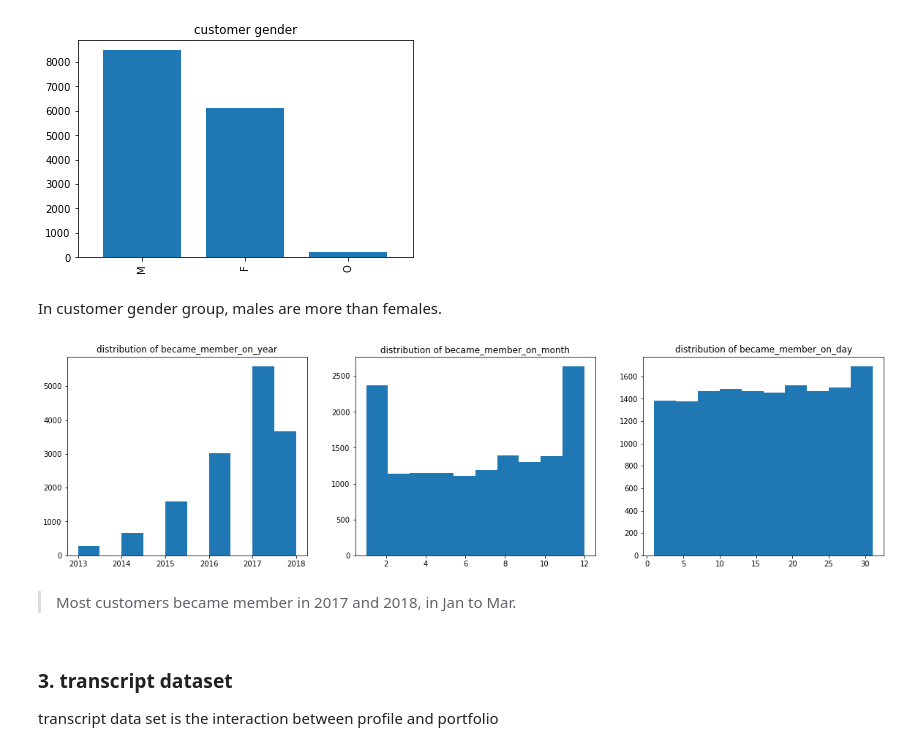
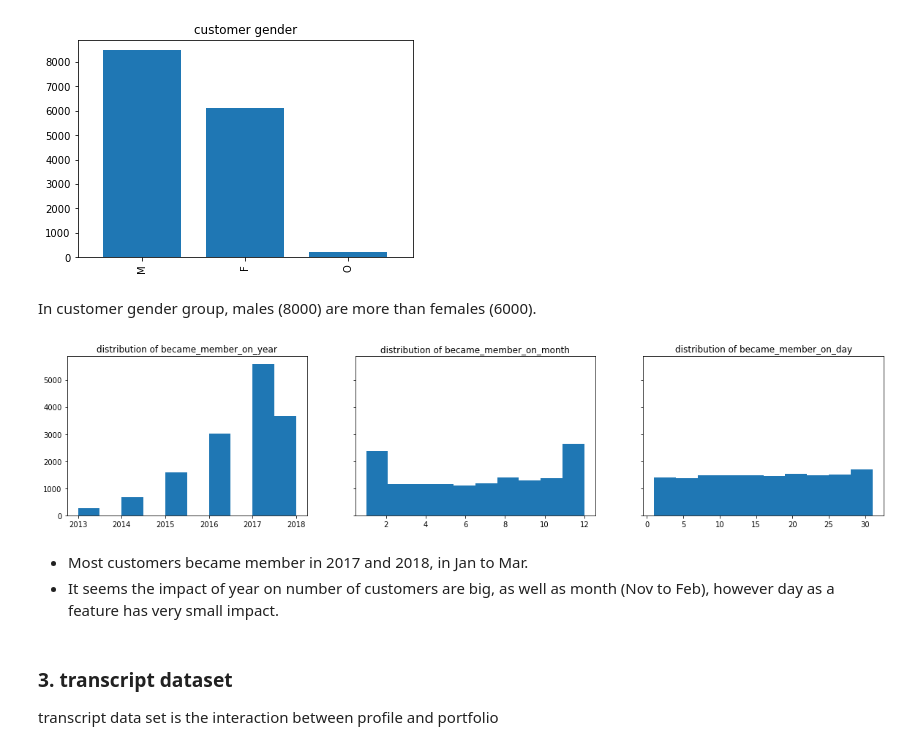
Before and after one commit to xmjuan/starbucks_capstone, a Jupyter notebook: Starbucks_Capstone_notebook.ipynb, the cells around one changed output. Cells and saved outputs as stored; diff of their text form; code cells hidden in the pictures.

```diff
--- a/Starbucks_Capstone_notebook.ipynb
+++ b/Starbucks_Capstone_notebook.ipynb
@@ -238,6 +247,9 @@ dtype: int64
 profile['id'].duplicated().sum()
 # %% [output]
 0
+# %%
+# rename id to customer_id
+profile.rename(columns={'id':'customer_id'}, inplace=True)
 # %%
 # distribution of numerical values seem better now
 profile.hist(figsize=(12,5), grid=False);
@@ -264,24 +278,27 @@ profile['gender'].value_counts().plot(kind='bar', title='customer gender', width
 # %% [output]
 [figure]
 # %% [markdown]
-In customer gender group, males are more than females.
+In customer gender group, males (8000) are more than females (6000).
 # %%
+# seperate became_member_on value to year, month, day as single feature
 profile['became_member_on_year'] = profile['became_member_on'].apply(lambda x: int(str(x)[:4]))
 profile['became_member_on_month'] = profile['became_member_on'].apply(lambda x: int(str(x)[4:6]))
 profile['became_member_on_day'] = profile['became_member_on'].apply(lambda x: int(str(x)[6:8]))
 
-fig, ax = plt.subplots(1, 3, figsize=(20,5))
+# plot to see pattern
+fig, ax = plt.subplots(1, 3, figsize=(20,4), sharey=True)
 ax[0].hist(profile['became_member_on_year'])
 ax[0].set_title('distribution of became_member_on_year')
 
 ax[1].hist(profile['became_member_on_month'])
 ax[1].set_title('distribution of became_member_on_month')
 
 ax[2].hist(profile['became_member_on_day'])
 ax[2].set_title('distribution of became_member_on_day');
 # %% [output]
-[figure, old version]
+[figure, new version]
 # %% [markdown]
-> Most customers became member in 2017 and 2018, in Jan to Mar.
+- Most customers became member in 2017 and 2018, in Jan to Mar.
+- It seems the impact of year on number of customers are big, as well as month (Nov to Feb), however day as a feature has very small impact.
 # %%
 def profile_cleaning():
```
Also changed, not shown: parts of 38 cells of this notebook.
